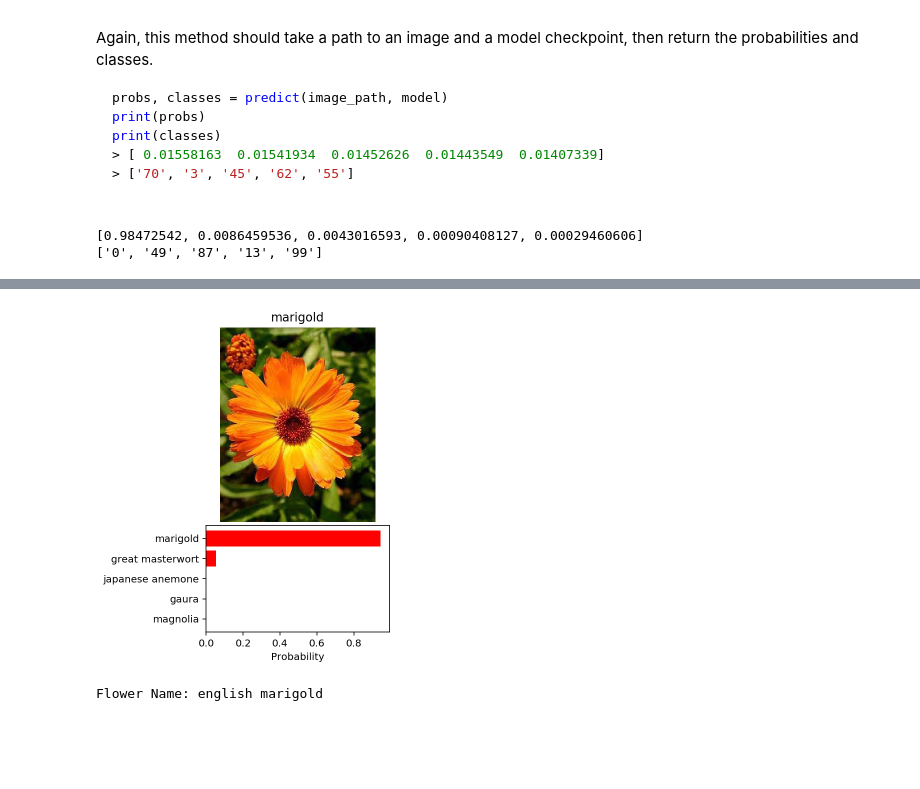
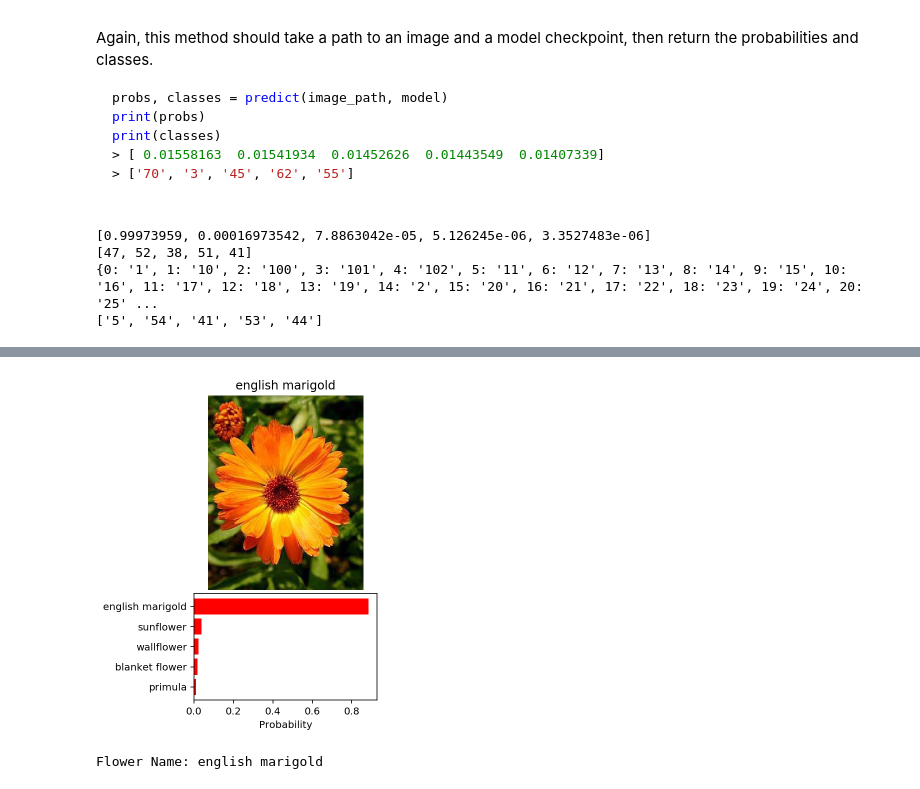
Before and after one commit to annalee02/flower_image_classifier_with_dnn, a Jupyter notebook: Image Classifier Project.ipynb, the cells around one changed output, grey strips where cells are left out. Drawn from its saved outputs; the diff is of its cells as text; code cells hidden in the pictures; blank space fills up the shorter version.

Commit message:
Update two functions
load_checkpoint, process_image
Fixed sanity checking section

```diff
--- a/Image Classifier Project.ipynb
+++ b/Image Classifier Project.ipynb
@@ -120,6 +119,8 @@ classifier = nn.Sequential(OrderedDict([('fc1', nn.Linear(num_features, hidden_u
                                         ('relu', nn.ReLU()),
                                         ('dropout', nn.Dropout(p=0.5)),
                                         ('hidden', nn.Linear(hidden_units, 100)),
+                                        ('relu', nn.ReLU()),
+                                        ('dropout', nn.Dropout(p=0.5)),
                                         ('fc2', nn.Linear(100, 102)),
                                         ('output', nn.LogSoftmax(dim=1))]))
 model.classifier = classifier
@@ -240,7 +243,7 @@ model.class_to_idx = train_data.class_to_idx
 
 checkpoint = {
     'arch': 'vgg11',
-    'epoch': epochs + 2,
+    'epoch': epochs,
     'hidden_units': hidden_units,
     'optimizer': optimizer.state_dict,
     'class_to_idx': model.class_to_idx,
@@ -311,26 +330,3 @@ Color channels of images are typically encoded as integers 0-255, but the model
 As before, the network expects the images to be normalized in a specific way. For the means, it's `[0.485, 0.456, 0.406]` and for the standard deviations `[0.229, 0.224, 0.225]`. You'll want to subtract the means from each color channel, then divide by the standard deviation.
 
 And finally, PyTorch expects the color channel to be the first dimension but it's the third dimension in the PIL image and Numpy array. You can reorder dimensions using [`ndarray.transpose`](https://docs.scipy.org/doc/numpy-1.13.0/reference/generated/numpy.ndarray.transpose.html). The color channel needs to be first and retain the order of the other two dimensions.
-# %%
-def process_image(image):
-    ''' Scales, crops, and normalizes a PIL image for a PyTorch model,
-        returns an Numpy array
-    '''
-    pil_image = Image.open(image)
-
-    mean = [0.485, 0.456, 0.406]
-    std = [0.229, 0.224, 0.225]
-    # TODO: Process a PIL image for use in a PyTorch model
-    image_transforms = transforms.Compose([transforms.Resize(256), # 256 pixels
-                                           transforms.CenterCrop(224), # Crop out the center224x224
-                                           transforms.ToTensor(),
-                                           transforms.Normalize(mean, std)])
-
-    pil_image = image_transforms(pil_image)
-
-    return pil_image
-
-
-
-photo = process_image('flowers/test/5/image_05159.jpg')
-print (photo.shape)
@@ -402,19 +438,26 @@ def predict(image_path, model, topk=5):
 
     return prob.topk(topk)
 # %%
-image_path = test_dir + '/1/image_06743.jpg'
+image_path = test_dir + '/5/image_05159.jpg'
 probs, classes = predict(image_path, model)
 
 probs = list(probs.numpy()[0])
 classes = list(classes.numpy()[0])
-classes = np.apply_along_axis(lambda y: [str(i) for i in y], 0, classes).tolist()
+# classes = np.apply_along_axis(lambda y: [str(i) for i in y], 0, classes).tolist()
 
 
 print (probs)
 print (classes)
+
+idx_to_class =  {v : k for k,v in class_to_idx.items()}
+classes = [idx_to_class[x] for x in classes]
+print(idx_to_class)
+print(classes)
 # %% [output]
-[0.98472542, 0.0086459536, 0.0043016593, 0.00090408127, 0.00029460606]
-['0', '49', '87', '13', '99']
+[0.99973959, 0.00016973542, 7.8863042e-05, 5.126245e-06, 3.3527483e-06]
+[47, 52, 38, 51, 41]
+{0: '1', 1: '10', 2: '100', 3: '101', 4: '102', 5: '11', 6: '12', 7: '13', 8: '14', 9: '15', 10: '16', 11: '17', 12: '18', 13: '19', 14: '2', 15: '20', 16: '21', 17: '22', 18: '23', 19: '24', 20: '25' ...
+['5', '54', '41', '53', '44']
 # %% [markdown]
 ## Sanity Checking
 
@@ -431,33 +474,34 @@ flower_name = cat_to_name['5']
 probs, classes = predict(image_path, model)
 
 probs = list(probs.numpy()[0])
 classes = list(classes.numpy()[0])
-classes = np.apply_along_axis(lambda y: [str(i) for i in y], 0, classes).tolist()
+#classes = np.apply_along_axis(lambda y: [str(i) for i in y], 0, classes).tolist()
+classes = [idx_to_class[x] for x in classes]
 
 label = classes[0]
 
 fig = plt.figure(figsize=(6,6))
 sp_img = plt.subplot2grid((15,9), (0,0), colspan=9, rowspan=9)
 sp_prd = plt.subplot2grid((15,9), (9,2), colspan=5, rowspan=5)
 
 image = Image.open(image_path)
 sp_img.axis('off')
 sp_img.set_title(cat_to_name[label])
 sp_img.imshow(image)
 
 labels = []
 for class_idx in classes:
     labels.append(cat_to_name[class_idx])
 
 yp = np.arange(5)
 sp_prd.set_yticks(yp)
 sp_prd.set_yticklabels(labels)
 sp_prd.set_xlabel('Probability')
 sp_prd.invert_yaxis()
 sp_prd.barh(yp, probs, xerr=0, align='center', color='red')
 
 plt.show()
 print(f'Flower Name: {flower_name}')
 # %% [output]
-[figure, old version]
+[figure, new version]
 Flower Name: english marigold
```
Also changed, not shown: parts of 9 cells of this notebook, 5 other files.
